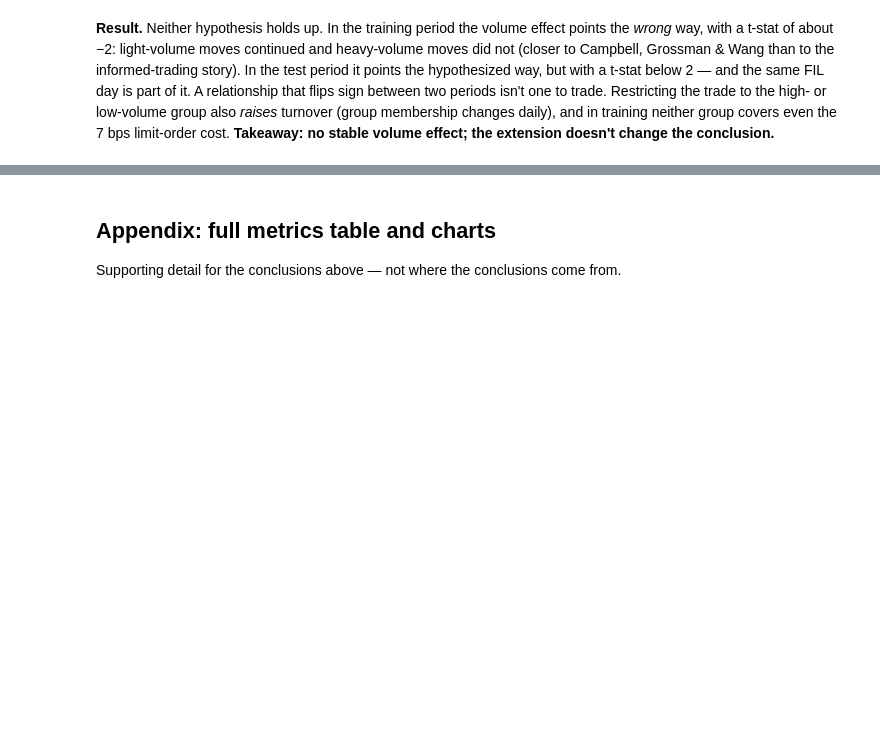
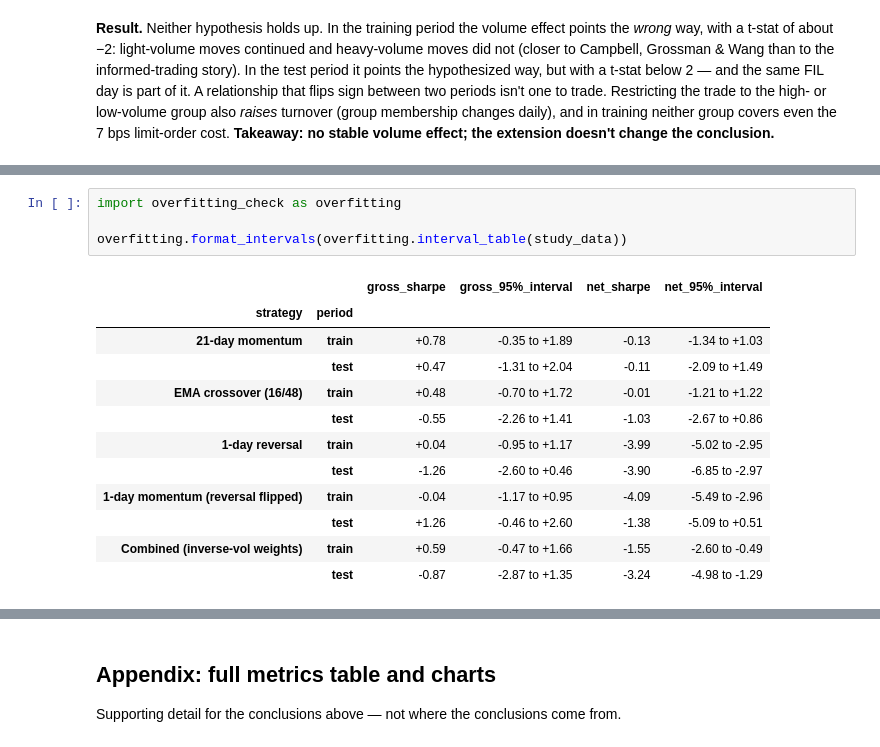
Before and after one commit to ravirajlondhepatil/quant-class-project, a Jupyter notebook: notebooks/performance_summary.ipynb, the cells around one changed output, grey strips where cells are left out. Cells and saved outputs as stored; diff of their text form; blank space fills up the shorter version.

```diff
--- a/notebooks/performance_summary.ipynb
+++ b/notebooks/performance_summary.ipynb
@@ -520,0 +540,17 @@ doesn't change the conclusion.**
+# %%
+import overfitting_check as overfitting
+
+overfitting.format_intervals(overfitting.interval_table(study_data))
+# %% [output]
+|  |  | gross_sharpe | gross_95%_interval | net_sharpe | net_95%_interval |
+| strategy | period |  |  |  |  |
+| 21-day momentum | train | +0.78 | -0.35 to +1.89 | -0.13 | -1.34 to +1.03 |
+|  | test | +0.47 | -1.31 to +2.04 | -0.11 | -2.09 to +1.49 |
+| EMA crossover (16/48) | train | +0.48 | -0.70 to +1.72 | -0.01 | -1.21 to +1.22 |
+|  | test | -0.55 | -2.26 to +1.41 | -1.03 | -2.67 to +0.86 |
+| 1-day reversal | train | +0.04 | -0.95 to +1.17 | -3.99 | -5.02 to -2.95 |
+|  | test | -1.26 | -2.60 to +0.46 | -3.90 | -6.85 to -2.97 |
+| 1-day momentum (reversal flipped) | train | -0.04 | -1.17 to +0.95 | -4.09 | -5.49 to -2.96 |
+|  | test | +1.26 | -0.46 to +2.60 | -1.38 | -5.09 to +0.51 |
+| Combined (inverse-vol weights) | train | +0.59 | -0.47 to +1.66 | -1.55 | -2.60 to -0.49 |
+|  | test | -0.87 | -2.87 to +1.35 | -3.24 | -4.98 to -1.29 |
```
Also changed, not shown: parts of 12 cells of this notebook, 5 other files.
